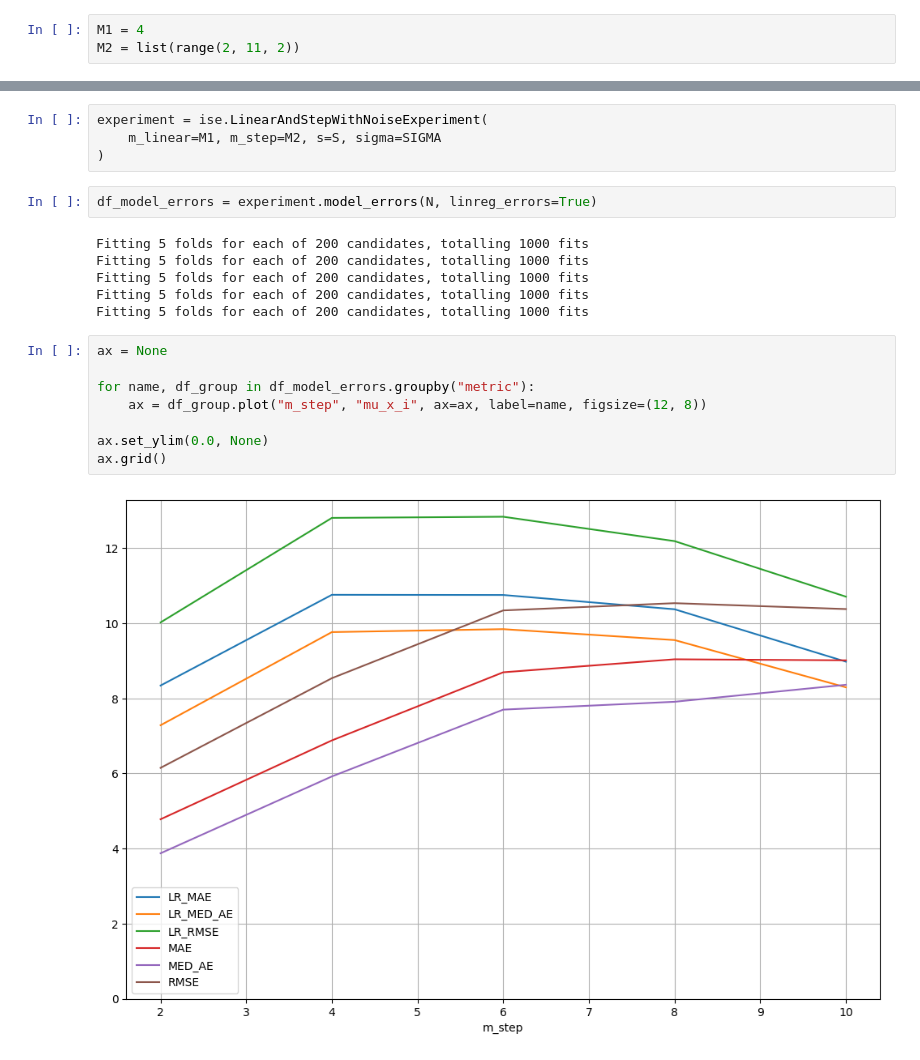
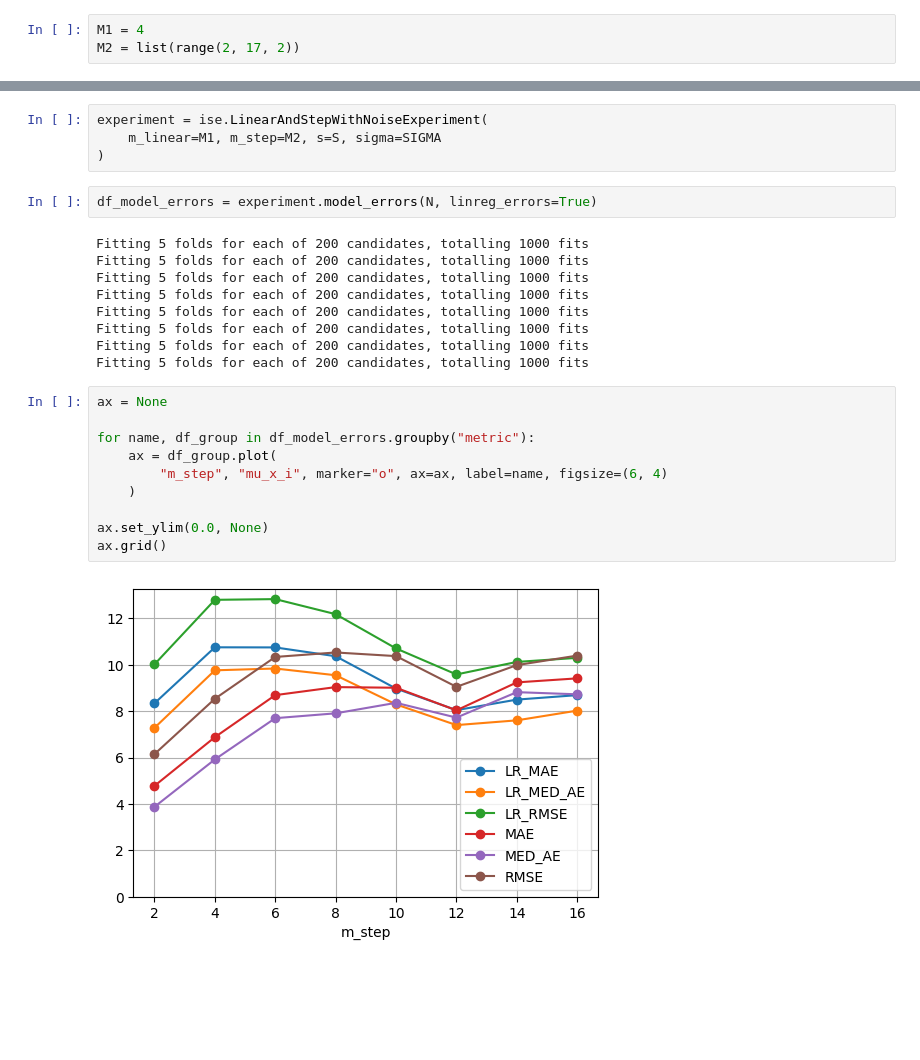
Before and after one commit to vengroff/impactstudy, a Jupyter notebook: Experiment 4.ipynb, the cells around one changed output, grey strips where cells are left out. Cells and saved outputs as stored; diff of their text form; blank space fills up the shorter version.

```diff
--- a/Experiment 4.ipynb
+++ b/Experiment 4.ipynb
@@ -29,7 +29,7 @@ import impactstudy.experiment as ise
 N = 250
 # %%
 M1 = 4
-M2 = list(range(2, 11, 2))
+M2 = list(range(2, 17, 2))
 # %%
 S = 5
 # %%
@@ -87,13 +91,18 @@ Fitting 5 folds for each of 200 candidates, totalling 1000 fits
 Fitting 5 folds for each of 200 candidates, totalling 1000 fits
 Fitting 5 folds for each of 200 candidates, totalling 1000 fits
 Fitting 5 folds for each of 200 candidates, totalling 1000 fits
+Fitting 5 folds for each of 200 candidates, totalling 1000 fits
+Fitting 5 folds for each of 200 candidates, totalling 1000 fits
+Fitting 5 folds for each of 200 candidates, totalling 1000 fits
 # %%
 ax = None
 
 for name, df_group in df_model_errors.groupby("metric"):
-    ax = df_group.plot("m_step", "mu_x_i", ax=ax, label=name, figsize=(12, 8))
+    ax = df_group.plot(
+        "m_step", "mu_x_i", marker="o", ax=ax, label=name, figsize=(6, 4)
+    )
 
 ax.set_ylim(0.0, None)
 ax.grid()
 # %% [output]
-[figure, old version]
+[figure, new version]
```
Also changed, not shown: parts of 3 cells of this notebook, 4 other files.
